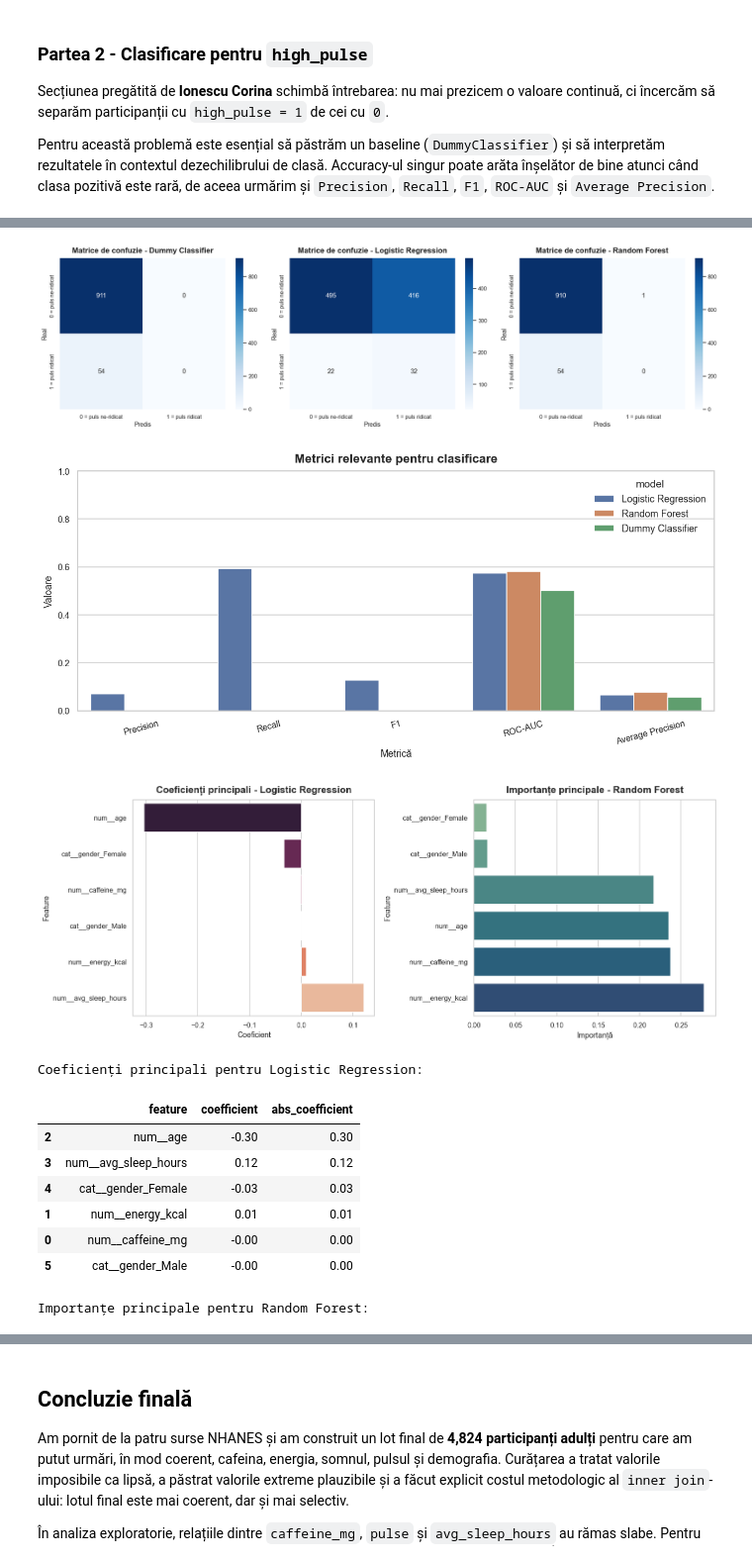
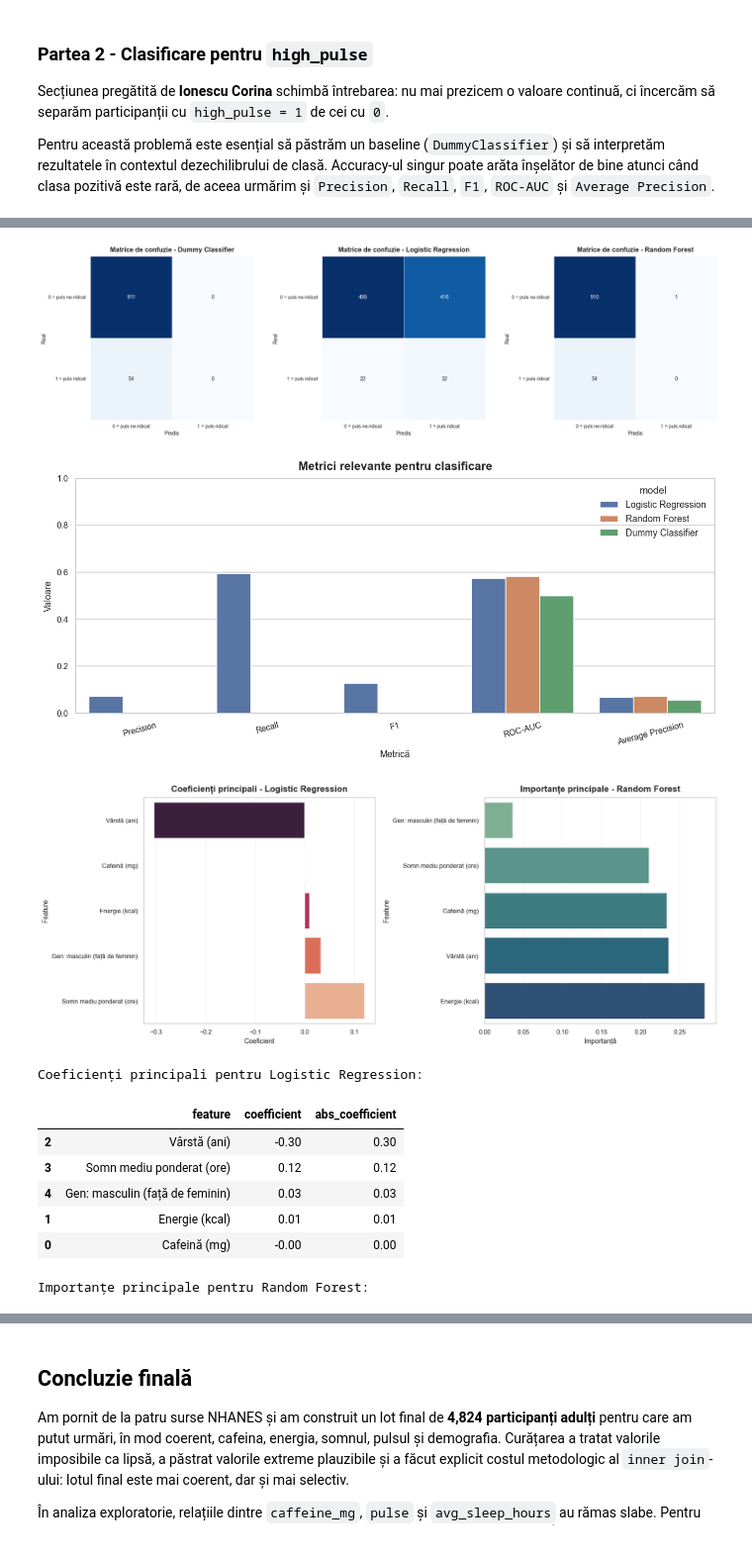
Before and after one commit to RaduRoibu23/AAD-Project, a Jupyter notebook: AAD_checkpoint_1_2.ipynb, the cells around one changed output, grey strips where cells are left out. Shown at 99% size. Drawn from its saved outputs; the diff is of its cells as text; code cells hidden in the pictures.

```diff
--- a/AAD_checkpoint_1_2.ipynb
+++ b/AAD_checkpoint_1_2.ipynb
@@ -2105,6 +2152,9 @@ X_train_clf, X_test_clf, y_train_clf, y_test_clf = train_test_split(
     random_state=42,
     stratify=y_clf
 )
+
+classification_primary_metric = "F1"
+classification_tie_breakers = ["Average Precision", "ROC-AUC", "Recall"]
 
 classification_models = {
     "Dummy Classifier": Pipeline(steps=[
@@ -2151,15 +2201,21 @@ for model_name, model in classification_models.items():
 
 classification_results = (
     pd.DataFrame(classification_rows)
-    .sort_values(["F1", "Average Precision", "ROC-AUC", "Recall"], ascending=[False, False, False, False])
+    .sort_values(
+        [classification_primary_metric] + classification_tie_breakers,
+        ascending=[False] * (1 + len(classification_tie_breakers))
+    )
     .reset_index(drop=True)
-    .round(3)
 )
 
 best_classification_model_name = classification_results.iloc[0]["model"]
 best_classification_model = fitted_classification_models[best_classification_model_name]
 
-display(classification_results)
+classification_results_display = classification_results.copy()
+for metric_col in ["Accuracy", "Precision", "Recall", "F1", "ROC-AUC", "Average Precision"]:
+    classification_results_display[metric_col] = classification_results_display[metric_col].map(lambda x: f"{x:.4f}")
+
+display(classification_results_display)
 # %% [output]
 Shape dataset pentru clasificare: (4824, 6)
 |  | high_pulse | count | proportion | label |
@@ -2173,5 +2229,5 @@ Shape dataset pentru clasificare: (4824, 6)
 # %%
-fig, axes = plt.subplots(1, 3, figsize=(18, 5))
+fig, axes = plt.subplots(1, 3, figsize=(20.5, 6.0))
 class_axis_labels = ["0 = puls ne-ridicat", "1 = puls ridicat"]
 
 for ax, model_name in zip(axes, classification_models.keys()):
@@ -2184,12 +2240,18 @@ for ax, model_name in zip(axes, classification_models.keys()):
         ax=ax,
         xticklabels=class_axis_labels,
         yticklabels=class_axis_labels,
+        cbar=False,
+        square=True,
+        linewidths=0.5,
+        annot_kws={"fontsize": 11},
     )
     ax.set_title(f"Matrice de confuzie - {model_name}")
     ax.set_xlabel("Predis")
     ax.set_ylabel("Real")
+    ax.tick_params(axis="x", rotation=0)
+    ax.tick_params(axis="y", rotation=0)
 
-plt.tight_layout()
+plt.tight_layout(pad=1.4, w_pad=2.2)
 plt.show()
 
 classification_metrics_plot = classification_results.melt(
@@ -2199,7 +2261,7 @@ classification_metrics_plot = classification_results.melt(
     value_name="value"
 )
 
-plt.figure(figsize=(11, 5.2))
+plt.figure(figsize=(11.5, 5.3))
 sns.barplot(data=classification_metrics_plot, x="metric", y="value", hue="model")
 plt.title("Metrici relevante pentru clasificare")
 plt.xlabel("Metrică")
@@ -2210,64 +2272,73 @@ plt.tight_layout()
 plt.show()
 
 logreg_model = fitted_classification_models["Logistic Regression"]
-logreg_feature_names = logreg_model.named_steps["preprocessor"].get_feature_names_out()
+logreg_raw_feature_names, logreg_clean_feature_names = get_clean_feature_names(
+    logreg_model.named_steps["preprocessor"]
+)
 logreg_coef_df = pd.DataFrame({
-    "feature": logreg_feature_names,
+    "raw_feature": logreg_raw_feature_names,
+    "feature": logreg_clean_feature_names,
     "coefficient": logreg_model.named_steps["model"].coef_[0],
 })
 logreg_coef_df["abs_coefficient"] = logreg_coef_df["coefficient"].abs()
 logreg_coef_df = logreg_coef_df.sort_values("abs_coefficient", ascending=False)
 
 rf_model = fitted_classification_models["Random Forest"]
-rf_feature_names = rf_model.named_steps["preprocessor"].get_feature_names_out()
+rf_raw_feature_names, rf_clean_feature_names = get_clean_feature_names(
+    rf_model.named_steps["preprocessor"]
+)
 rf_importance_df = pd.DataFrame({
-    "feature": rf_feature_names,
+    "raw_feature": rf_raw_feature_names,
+    "feature": rf_clean_feature_names,
     "importance": rf_model.named_steps["model"].feature_importances_,
 }).sort_values("importance", ascending=False)
 
-fig, axes = plt.subplots(1, 2, figsize=(14, 5.5))
+fig, axes = plt.subplots(1, 2, figsize=(15.5, 6.2))
 
 sns.barplot(
     data=logreg_coef_df.head(10).sort_values("coefficient"),
     x="coefficient",
     y="feature",
     palette="rocket",
     ax=axes[0],
 )
 axes[0].set_title("Coeficienți principali - Logistic Regression")
 axes[0].set_xlabel("Coeficient")
 axes[0].set_ylabel("Feature")
+axes[0].tick_params(axis="y", labelsize=10)
+axes[0].grid(axis="x", alpha=0.25)
 
 sns.barplot(
     data=rf_importance_df.head(10).sort_values("importance"),
     x="importance",
     y="feature",
     palette="crest",
     ax=axes[1],
 )
 axes[1].set_title("Importanțe principale - Random Forest")
 axes[1].set_xlabel("Importanță")
 axes[1].set_ylabel("Feature")
+axes[1].tick_params(axis="y", labelsize=10)
+axes[1].grid(axis="x", alpha=0.25)
 
 plt.tight_layout()
 plt.show()
 
 print("Coeficienți principali pentru Logistic Regression:")
-display(logreg_coef_df.head(10))
+display(logreg_coef_df[["feature", "coefficient", "abs_coefficient"]].head(10))
 
 print("Importanțe principale pentru Random Forest:")
-display(rf_importance_df.head(10))
+display(rf_importance_df[["feature", "importance"]].head(10))
 # %% [output]
-[figure, old version]
+[figure, new version]
-[figure, old version]
+[figure, new version]
-[figure, old version]
+[figure, new version]
 Coeficienți principali pentru Logistic Regression:
 |  | feature | coefficient | abs_coefficient |
-| 2 | num__age | -0.30 | 0.30 |
-| 3 | num__avg_sleep_hours | 0.12 | 0.12 |
-| 4 | cat__gender_Female | -0.03 | 0.03 |
-| 1 | num__energy_kcal | 0.01 | 0.01 |
-| 0 | num__caffeine_mg | -0.00 | 0.00 |
-| 5 | cat__gender_Male | -0.00 | 0.00 |
+| 2 | Vârstă (ani) | -0.30 | 0.30 |
+| 3 | Somn mediu ponderat (ore) | 0.12 | 0.12 |
+| 4 | Gen: masculin (față de feminin) | 0.03 | 0.03 |
+| 1 | Energie (kcal) | 0.01 | 0.01 |
+| 0 | Cafeină (mg) | -0.00 | 0.00 |
 Importanțe principale pentru Random Forest:
 |  | feature | importance |
```
Also changed, not shown: parts of 8 cells of this notebook.
